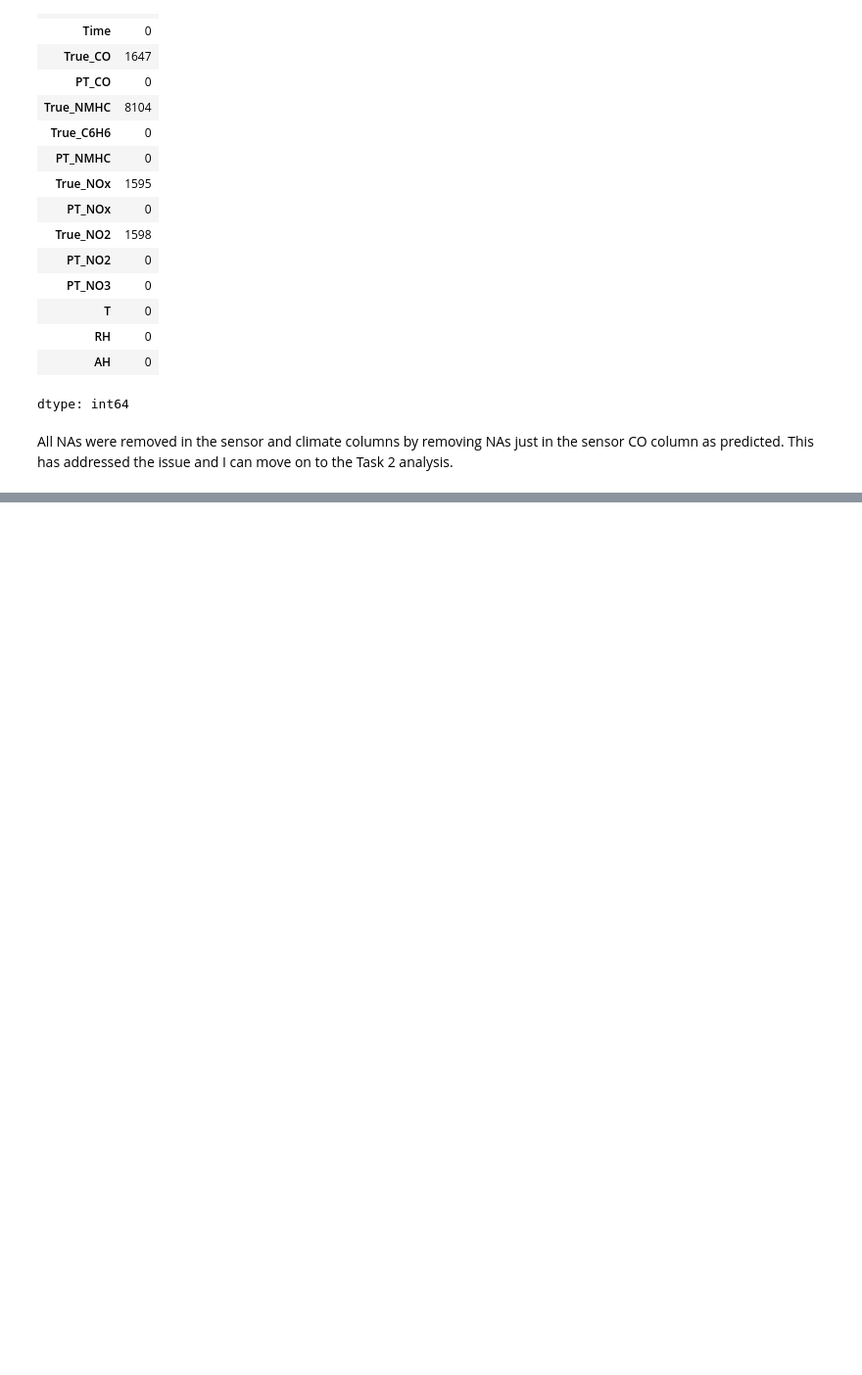
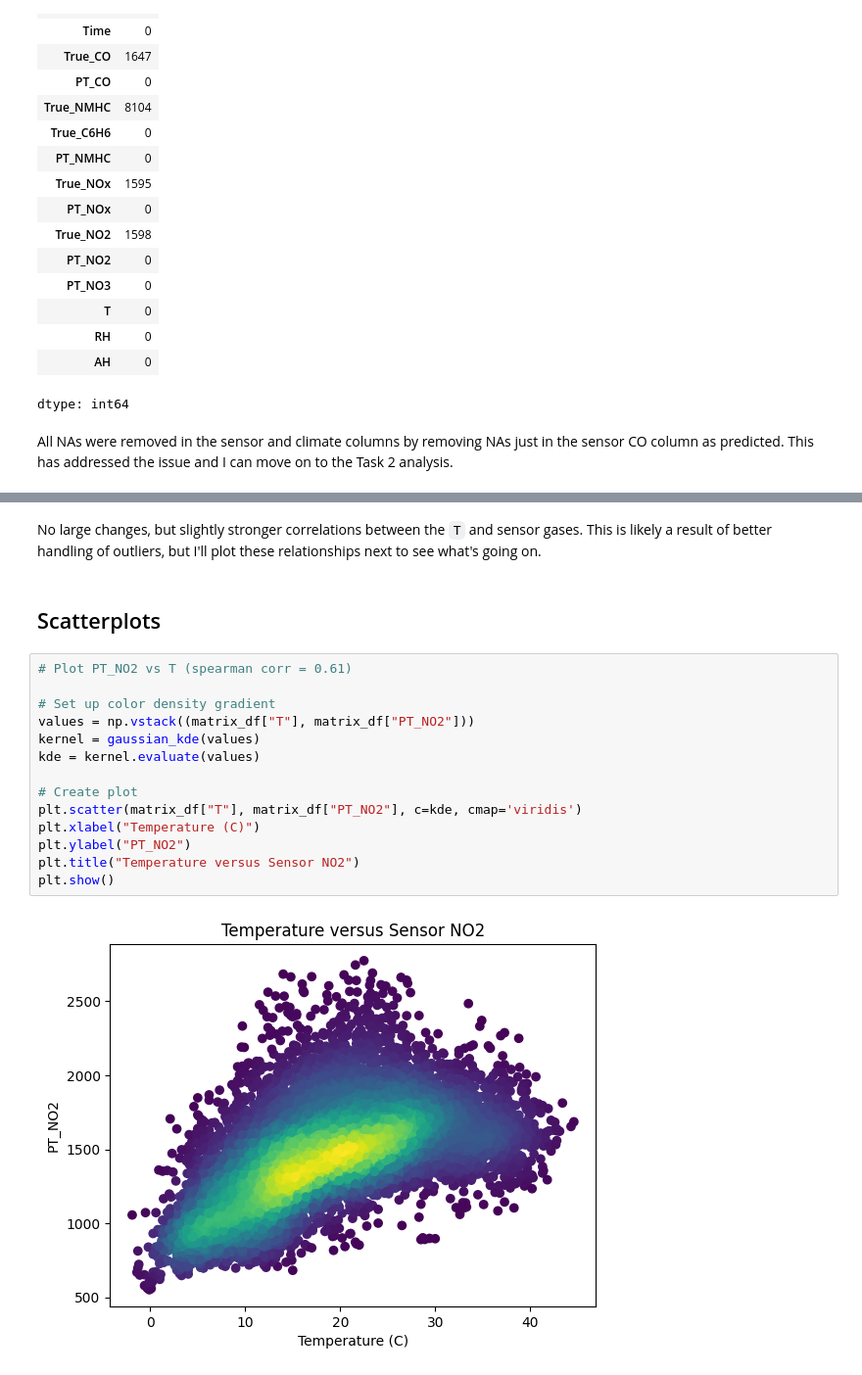
Before and after one commit to shuodeng521-sys/ST-554-Project1-Shuo-Anna-Jillian, a Jupyter notebook: Task2/Greene_Project1_Task2.ipynb, the cells around one changed output, grey strips where cells are left out. Shown at 98% size. Saved outputs shown, nothing was run; the diff lists cells and outputs as text; blank space fills up the shorter version.

```diff
--- a/Task2/Greene_Project1_Task2.ipynb
+++ b/Task2/Greene_Project1_Task2.ipynb
@@ -110,0 +158,20 @@ All NAs were removed in the sensor and climate columns by removing NAs just in t
+# %% [markdown]
+No large changes, but slightly stronger correlations between the `T` and sensor gases. This is likely a result of better handling of outliers, but I'll plot these relationships next to see what's going on.
+# %% [markdown]
+## Scatterplots
+# %%
+# Plot PT_NO2 vs T (spearman corr = 0.61)
+
+# Set up color density gradient
+values = np.vstack((matrix_df["T"], matrix_df["PT_NO2"]))
+kernel = gaussian_kde(values)
+kde = kernel.evaluate(values)
+
+# Create plot
+plt.scatter(matrix_df["T"], matrix_df["PT_NO2"], c=kde, cmap='viridis')
+plt.xlabel("Temperature (C)")
+plt.ylabel("PT_NO2")
+plt.title("Temperature versus Sensor NO2")
+plt.show()
+# %% [output]
+[figure, added]
```
Also changed, not shown: parts of 18 cells of this notebook.
